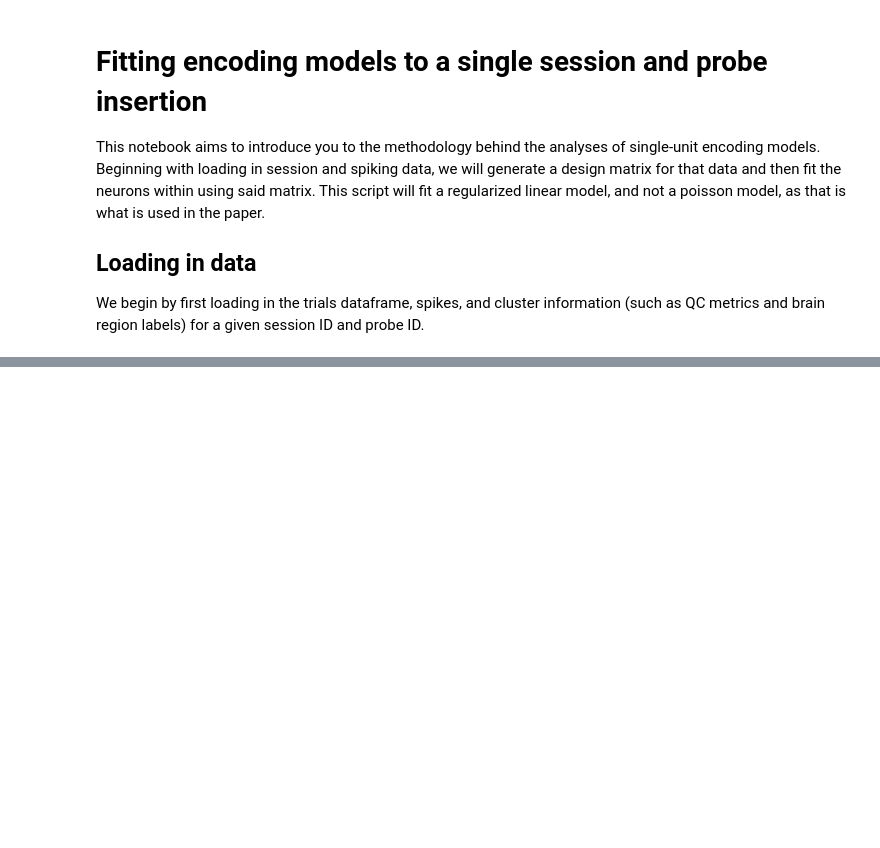
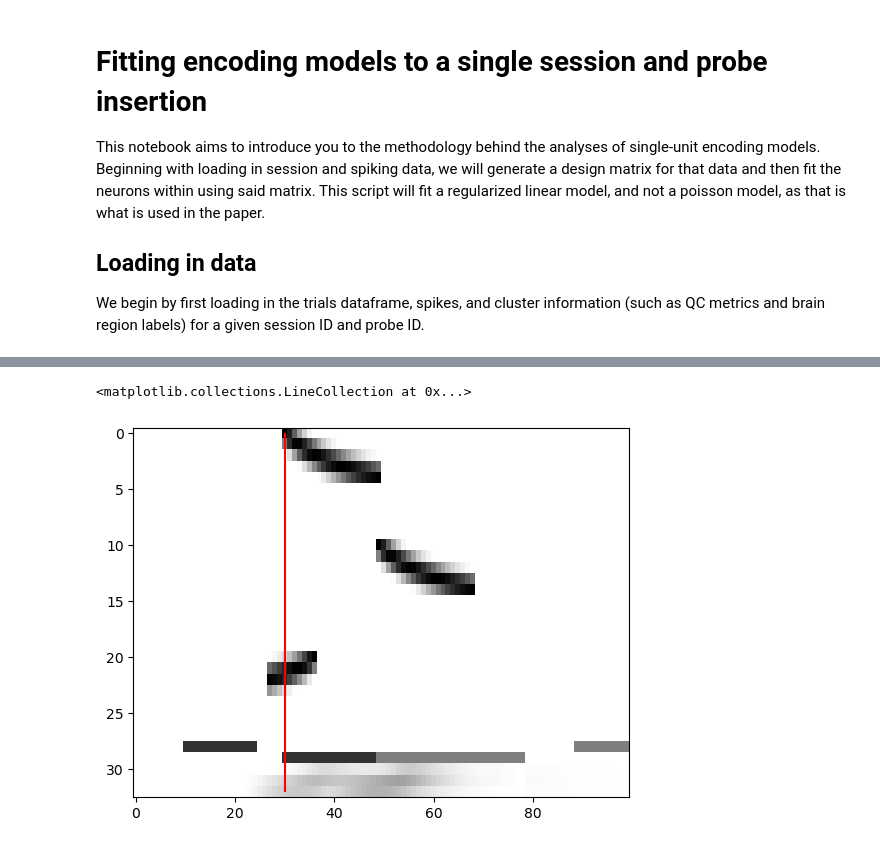
Before and after one commit to int-brain-lab/paper-brain-wide-map, a Jupyter notebook: brainwidemap/encoding/scripts/fit_example_session.ipynb, the cells around one changed output, grey strips where cells are left out. Drawn from its saved outputs; the diff is of its cells as text; code cells hidden in the pictures; blank space fills up the shorter version.

```diff
--- a/brainwidemap/encoding/scripts/fit_example_session.ipynb
+++ b/brainwidemap/encoding/scripts/fit_example_session.ipynb
@@ -97,0 +156,34 @@ def load_regressors(session_id,
+# %%
+import matplotlib.pyplot as plt
+from neurencoding.utils import nonlinear_rcos
+from brainwidemap.encoding.design import generate_design
+
+binfun = lambda t: np.ceil(t / dt).astype(int)
+
+bases = {
+    "stim": nonlinear_rcos(0.4, 5, 0.1, binfun),
+    "feedback": nonlinear_rcos(0.4, 5, 0.1, binfun),
+    "wheel": nonlinear_rcos(0.3, 3, 0.05, binfun)[::-1],
+    "fmove": nonlinear_rcos(0.2, 3, 0.05, binfun)[::-1],
+}
+design_matrix = generate_design(
+    trialsdf, # The dataframe describing the trial timings
+    trialsdf["probabilityLeft"], # The column in that df we want to use as our prior term
+    t_before=0.6, # T before stim on to include in DM. Must match t_before in load_regressors
+    bases=bases, # Bases to use for each regressor
+    iti_prior_win=[-0.4, -0.1], # Window for the ITI prior term, w.r.t. stim on
+    fmove_offset=-0.2, # Offset for the first movement bases relative to movement onset
+    wheel_offset=-0.3, # Offset for the wheel bases relative to the wheel trace
+    contnorm=5.0, # Normalization factor for stimulus contrasts
+    binwidth=dt, # Binwidth for the design matrix
+    reduce_wheel_dim=False, # Whether to reduce the wheel dimension to fewer bases
+)
+# %%
+# Let's inspect the first few rows of the design matrix
+# The actual design matrix is accessible via the .dm attribute of the object
+plt.imshow(design_matrix.dm[:100, :].T, aspect="auto", cmap="gray_r")
+# Show a red line at the start of the bin where the trial starts
+plt.vlines(binfun(trialsdf["stimOn_times"].loc[0] - trialsdf["trial_start"].loc[0])-1, 0, 32, color="r")
+# %% [output]
+<matplotlib.collections.LineCollection at 0x...>
+[figure, added]
```
Also changed, not shown: parts of 16 cells of this notebook, 12 other files.
